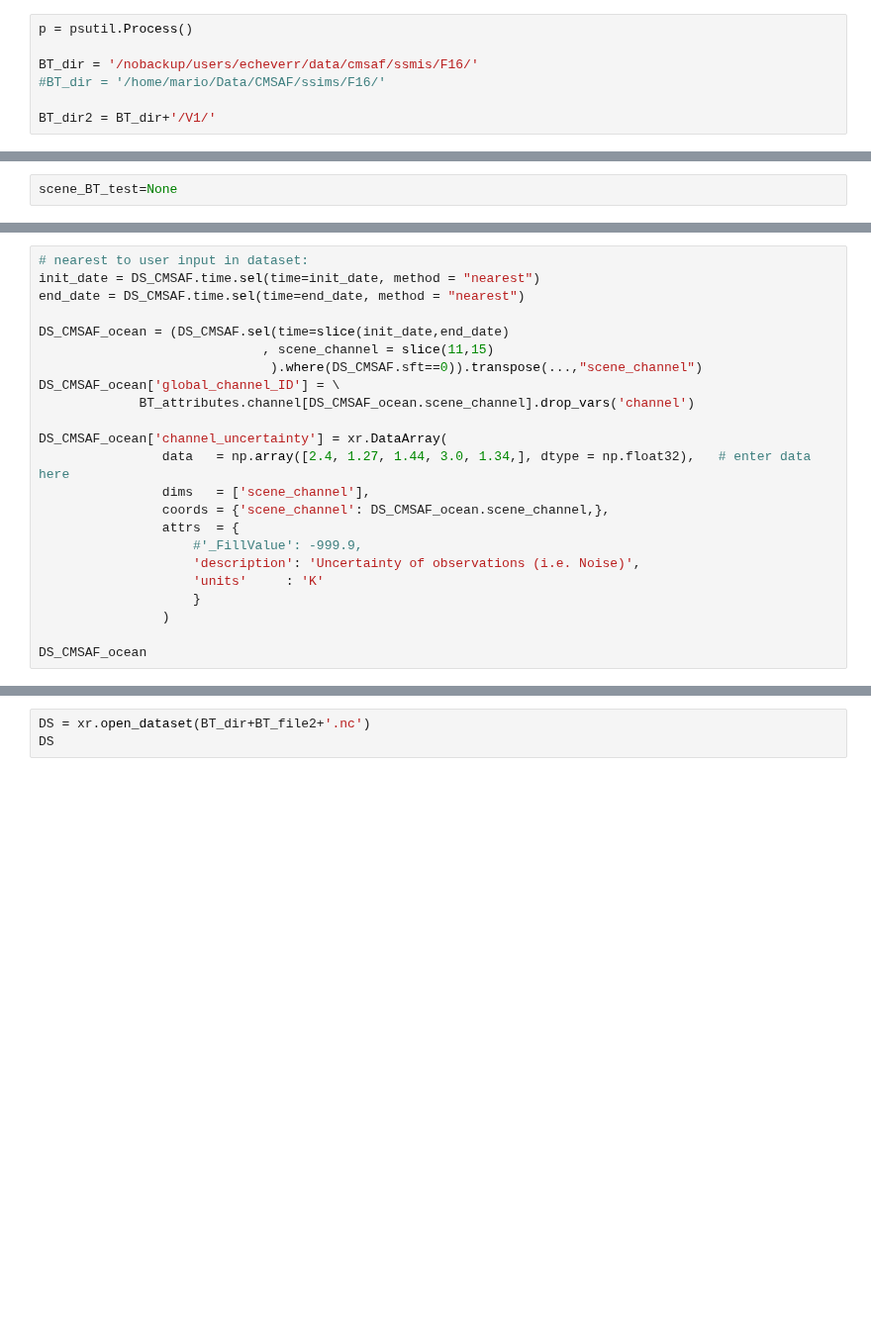
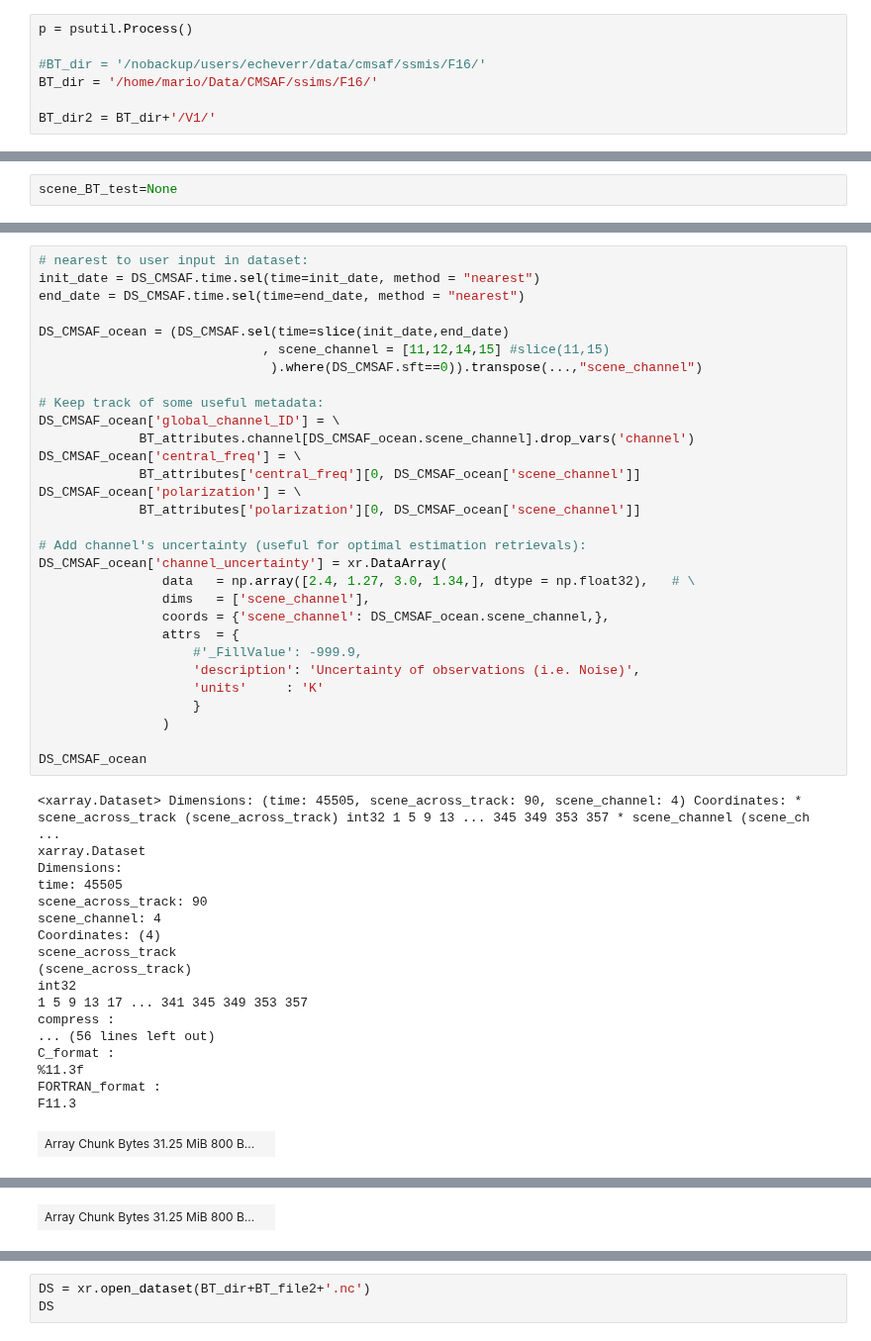
Before and after one commit to deweatherman/SatOpEst, a Jupyter notebook: preprocess_CMSAF_v1.ipynb, the cells around one changed output, grey strips where cells are left out. Shown at 99% size. Drawn from its saved outputs; the diff is of its cells as text; blank space fills up the shorter version.

```diff
--- a/preprocess_CMSAF_v1.ipynb
+++ b/preprocess_CMSAF_v1.ipynb
@@ -55,8 +41,8 @@ import pyrttov
 # %%
 p = psutil.Process()
 
-BT_dir = '/nobackup/users/echeverr/data/cmsaf/ssmis/F16/'
-#BT_dir = '/home/mario/Data/CMSAF/ssims/F16/'
+#BT_dir = '/nobackup/users/echeverr/data/cmsaf/ssmis/F16/'
+BT_dir = '/home/mario/Data/CMSAF/ssims/F16/'
 
 BT_dir2 = BT_dir+'/V1/'
 # %%
@@ -209,23 +280,49 @@ DS_CMSAF
 # %%
 # nearest to user input in dataset:
 init_date = DS_CMSAF.time.sel(time=init_date, method = "nearest")
 end_date = DS_CMSAF.time.sel(time=end_date, method = "nearest")
 
 DS_CMSAF_ocean = (DS_CMSAF.sel(time=slice(init_date,end_date)
-                             , scene_channel = slice(11,15)
+                             , scene_channel = [11,12,14,15] #slice(11,15)
                               ).where(DS_CMSAF.sft==0)).transpose(...,"scene_channel")
+
+# Keep track of some useful metadata:
 DS_CMSAF_ocean['global_channel_ID'] = \
              BT_attributes.channel[DS_CMSAF_ocean.scene_channel].drop_vars('channel')
+DS_CMSAF_ocean['central_freq'] = \
+             BT_attributes['central_freq'][0, DS_CMSAF_ocean['scene_channel']]
+DS_CMSAF_ocean['polarization'] = \
+             BT_attributes['polarization'][0, DS_CMSAF_ocean['scene_channel']]
 
+# Add channel's uncertainty (useful for optimal estimation retrievals):
 DS_CMSAF_ocean['channel_uncertainty'] = xr.DataArray(
-                data   = np.array([2.4, 1.27, 1.44, 3.0, 1.34,], dtype = np.float32),   # enter data here
+                data   = np.array([2.4, 1.27, 3.0, 1.34,], dtype = np.float32),   # \
                 dims   = ['scene_channel'],
                 coords = {'scene_channel': DS_CMSAF_ocean.scene_channel,},
                 attrs  = {
                     #'_FillValue': -999.9,
                     'description': 'Uncertainty of observations (i.e. Noise)',
                     'units'     : 'K'
                     }
                 )
 
 DS_CMSAF_ocean
+# %% [output]
+<xarray.Dataset> Dimensions: (time: 45505, scene_across_track: 90, scene_channel: 4) Coordinates: * scene_across_track (scene_across_track) int32 1 5 9 13 ... 345 349 353 357 * scene_channel (scene_ch ...
+xarray.Dataset
+Dimensions:
+time: 45505
+scene_across_track: 90
+scene_channel: 4
+Coordinates: (4)
+scene_across_track
+(scene_across_track)
+int32
+1 5 9 13 17 ... 341 345 349 353 357
+compress :
+... (56 lines left out)
+C_format :
+%11.3f
+FORTRAN_format :
+F11.3
+| Array Chunk Bytes 31.25 MiB 800 B... |  |
@@ -231,0 +347 @@ DS_CMSAF_ocean
+| Array Chunk Bytes 31.25 MiB 800 B... |  |
```
Also changed, not shown: parts of 8 cells of this notebook, 1 other file.
